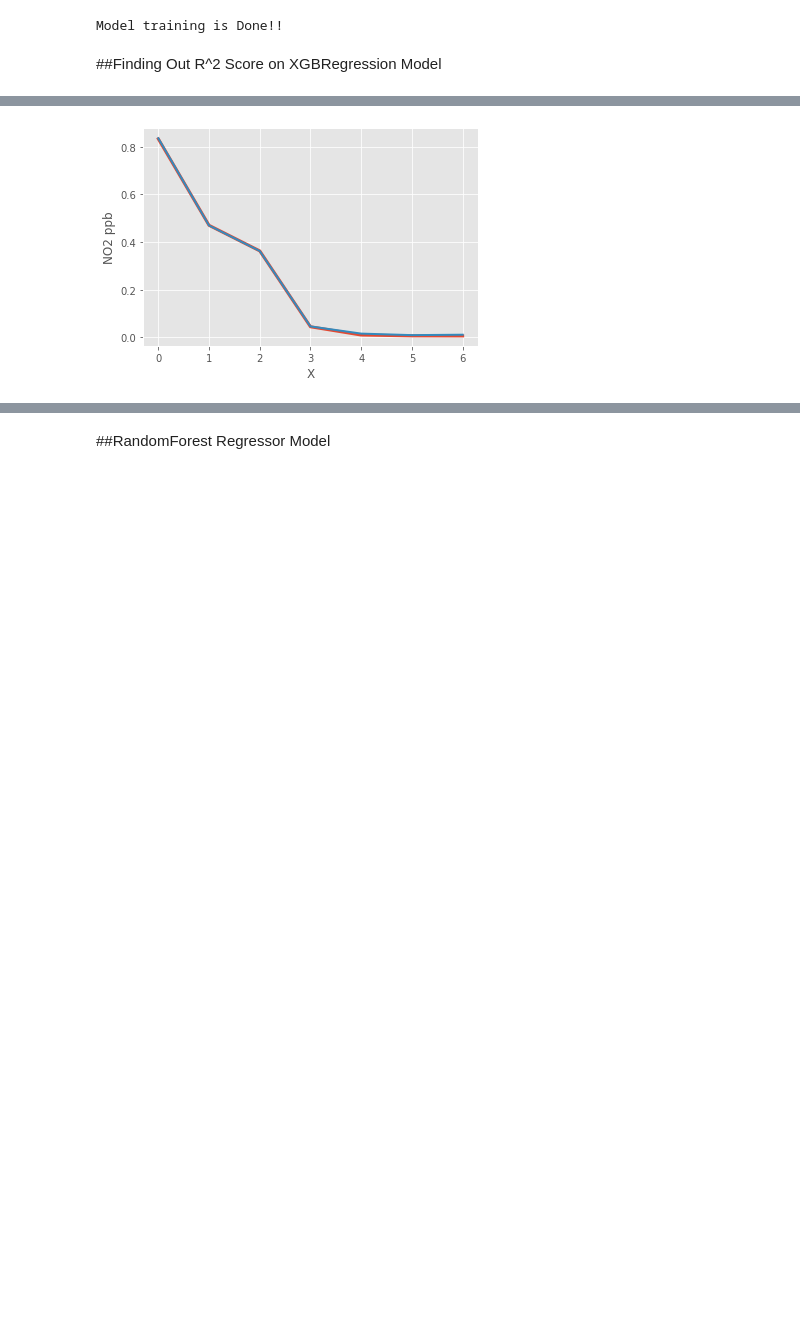
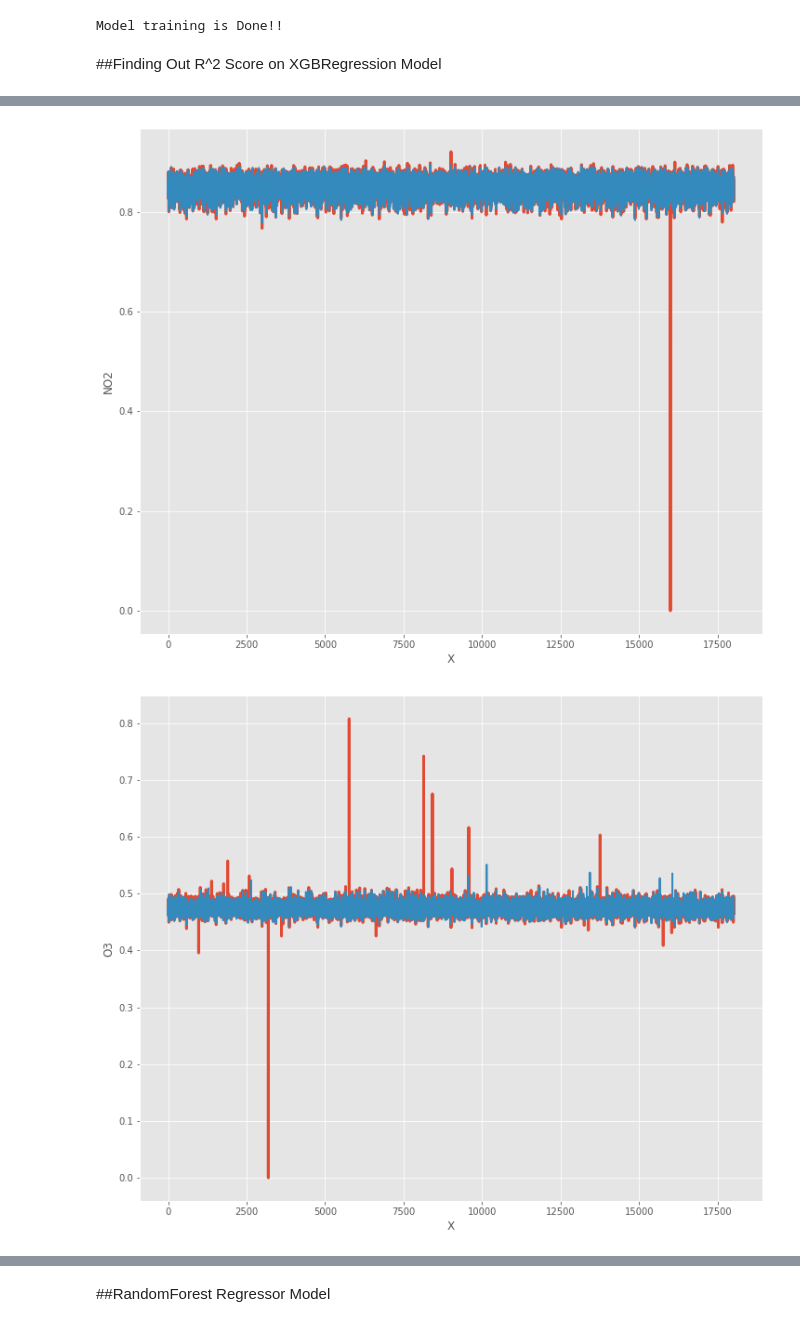
Before and after one commit to utkarshkanswal/Machine-Learning-application-on-Air-quality-dataset, a Jupyter notebook: Machine_Learning_applications_on _air_quality_dataset.ipynb, the cells around one changed output, grey strips where cells are left out. Saved outputs shown, nothing was run; the diff lists cells and outputs as text; code cells hidden in the pictures; blank space fills up the shorter version.

```diff
--- a/Machine_Learning_applications_on _air_quality_dataset.ipynb
+++ b/Machine_Learning_applications_on _air_quality_dataset.ipynb
@@ -83,50 +80,49 @@ warnings.filterwarnings(action='ignore', category=UserWarning)
 from sklearn.model_selection import train_test_split
 x_train,x_test,y_train,y_test=train_test_split(X1,Y1,test_size=0.2,random_state=42)
 
-from sklearn.metrics import r2_score
 from sklearn.multioutput import MultiOutputRegressor
 from xgboost import XGBRegressor
 
 #creating object of sgboostregressor
-model=MultiOutputRegressor(XGBRegressor(objective ='reg:squarederror',max_depth=8,cosample_bytree=.5,learning_rate=.1,min_child_weight=3,
+model1=MultiOutputRegressor(XGBRegressor(objective ='reg:squarederror',max_depth=8,cosample_bytree=.5,learning_rate=.1,min_child_weight=3,
                    n_estimators=200,subsample=.7))
 #training the model
-model_fit=model.fit(x_train,y_train)
+model_fit1=model1.fit(x_train,y_train)
 print("Model training is Done!!")
 # %% [output]
 Model training is Done!!
 # %% [markdown]
  ##Finding Out R^2 Score on XGBRegression Model
 # %%
-import xgboost
+from sklearn.metrics import r2_score
+
+train_sizes=['NO2','O3','NO','CO','PM1','PM2.5','PM10']
+
 #finding out the r2 score
-y_train_pred=model.predict(x_train)
-r2_train_xg=r2_score(y_train,y_train_pred)
+y_train_pred1=model1.predict(x_train)
+r2_train1=r2_score(y_train,y_train_pred1)
 
-y_test_pred=model.predict(x_test)
-r2_scr_xg=r2_score(y_test,y_test_pred)
+y_test_pred1=model1.predict(x_test)
+r2_test1=r2_score(y_test,y_test_pred1)
 
-print('r2 score on train data '+str(r2_train_xg))
-print('r2 score on test data '+ str(r2_scr_xg))
-
+print('r2 score on train data '+str(r2_train1))
+print('r2 score on test data '+ str(r2_test1))
+print(' \n')
 # printing y_test and y_test_predict
 print("Y_Test:",y_test)
-print("Y_Test_Predict:",y_test_pred)
+print("Y_Test_Predict:",y_test_pred1)
 
 from matplotlib import style
 
 style.use('ggplot')
 
-plt.plot(y_test[0],linewidth=3, markersize=12)
-plt.plot(y_test_pred[0],linewidth=2, markersize=12)
-
-plt.xlabel('X')
-plt.ylabel('NO2 ppb')
-
-plt.show()
-
-r2score_train['XGBOOST']=r2_train_xg
-r2score_test['XGBOOST']=r2_scr_xg
+for i in range(0,7):
+  plt.figure(figsize=[12,10])
+  plt.plot(y_test[:,i],linewidth=3, markersize=12)
+  plt.plot(y_test_pred1[:,i],linewidth=2, markersize=12)
+  plt.xlabel('X')
+  plt.ylabel(train_sizes[i])
+  plt.show()
 # %% [output]
 r2 score on train data 0.9426134014720243
 r2 score on test data 0.8623226304872951
@@ -133,15 +131,16 @@ r2 score on test data 0.8623226304872951
 Y_Test: [[0.83321352 0.47020377 0.36282353 ... 0.00947242 0.00604374 0.00577713]
  [0.84399712 0.4698193  0.38682353 ... 0.01225085 0.00741732 0.01820147]
  [0.8612509  0.46212995 0.35905882 ... 0.02480208 0.01547175 0.01487246]
  ...
  [0.85621855 0.47289504 0.36611765 ... 0.00364736 0.00230878 0.0022914 ]
  [0.86268871 0.46597463 0.368      ... 0.02466262 0.01609132 0.01656939]
  [0.83393242 0.4709727  0.34305882 ... 0.00878586 0.00534819 0.00692823]]
 Y_Test_Predict: [[0.8358072  0.46971342 0.36235344 ... 0.01546791 0.00907588 0.01084411]
  [0.83622706 0.46684238 0.39018792 ... 0.01173508 0.00774854 0.00859064]
  [0.8613768  0.4627241  0.3586766  ... 0.02644098 0.01644659 0.01661077]
  ...
  [0.85550195 0.47132188 0.36633193 ... 0.00380644 0.00232175 0.00316933]
  [0.8655609  0.46606508 0.3674847  ... 0.01763761 0.01199895 0.01354396]
  [0.8328502  0.47040194 0.34450817 ... 0.00734317 0.00435343 0.00483993]]
-[figure, old version]
+[figure, new version]
+[figure, added]
```
Also changed, not shown: parts of 38 cells of this notebook.
